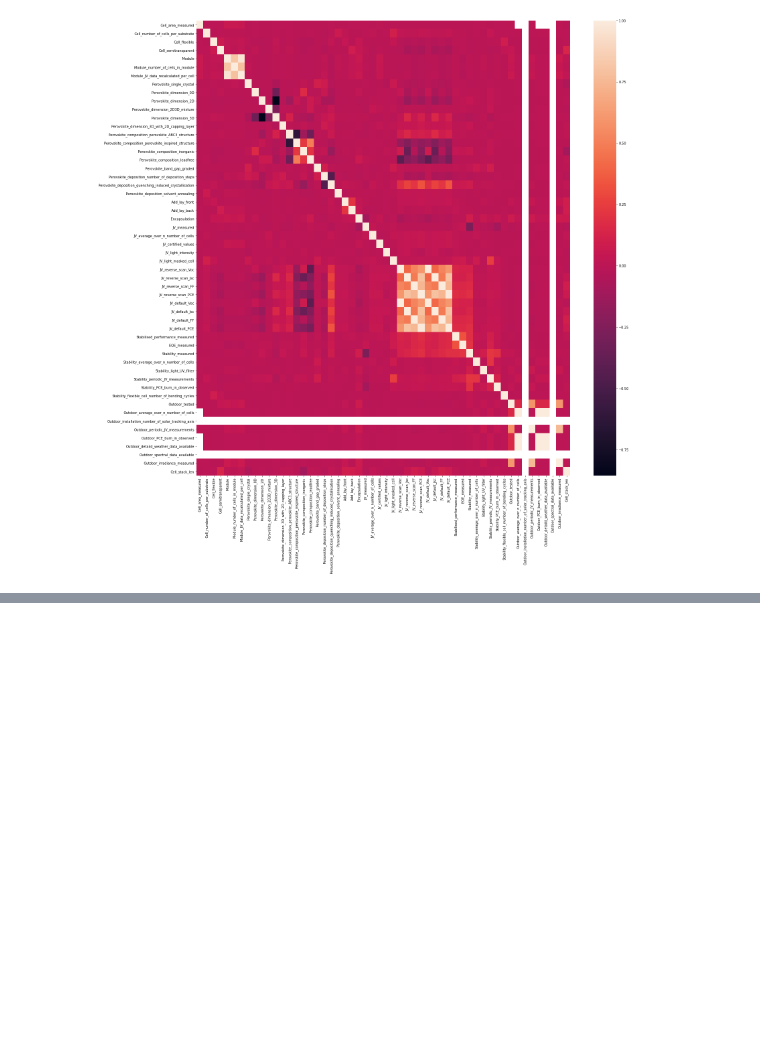
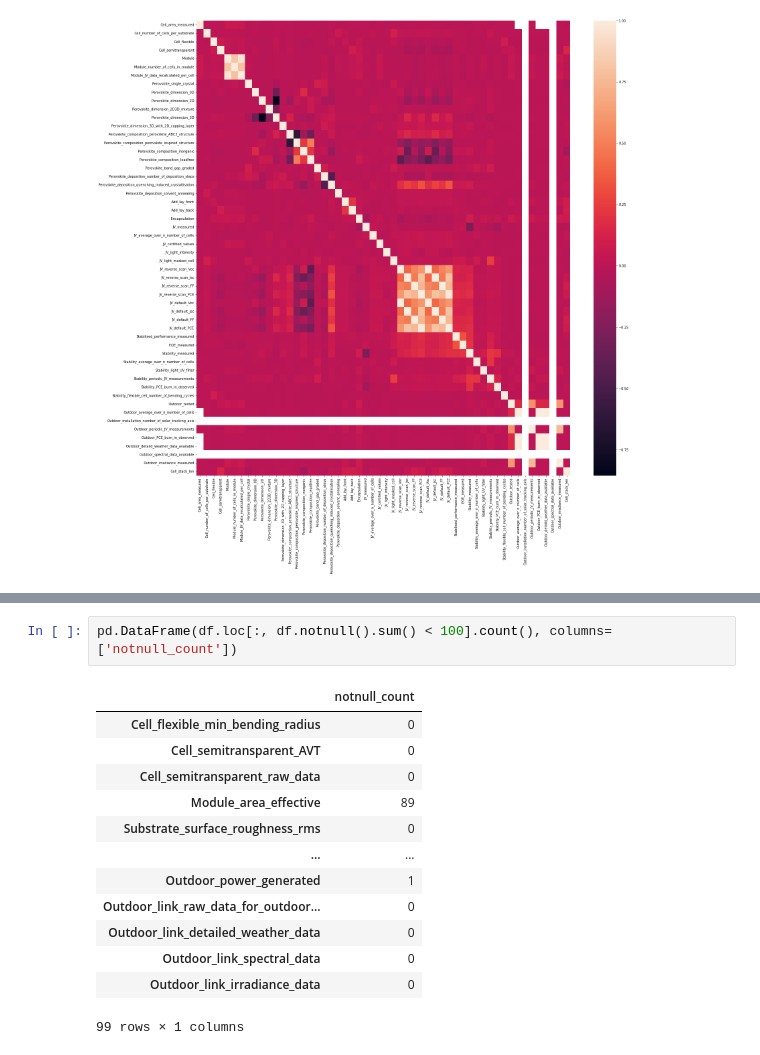
Before and after one commit to DongukKim95/data-science, a Jupyter notebook: study/2022 기계학습특론/3차과제_데이터탐색.ipynb, the cells around one changed output, grey strips where cells are left out. Cells and saved outputs as stored; diff of their text form; blank space fills up the shorter version.

```diff
--- a/study/2022 기계학습특론/3차과제_데이터탐색.ipynb
+++ b/study/2022 기계학습특론/3차과제_데이터탐색.ipynb
@@ -913,0 +927,16 @@ for y_ in y_list[-1:]:
+# %%
+pd.DataFrame(df.loc[:, df.notnull().sum() < 100].count(), columns=['notnull_count'])
+# %% [output]
+|  | notnull_count |
+| Cell_flexible_min_bending_radius | 0 |
+| Cell_semitransparent_AVT | 0 |
+| Cell_semitransparent_raw_data | 0 |
+| Module_area_effective | 89 |
+| Substrate_surface_roughness_rms | 0 |
+| ... | ... |
+| Outdoor_power_generated | 1 |
+| Outdoor_link_raw_data_for_outdoor... | 0 |
+| Outdoor_link_detailed_weather_data | 0 |
+| Outdoor_link_spectral_data | 0 |
+| Outdoor_link_irradiance_data | 0 |
+99 rows × 1 columns
```
Also changed, not shown: parts of 4 cells of this notebook, 2 other files.
